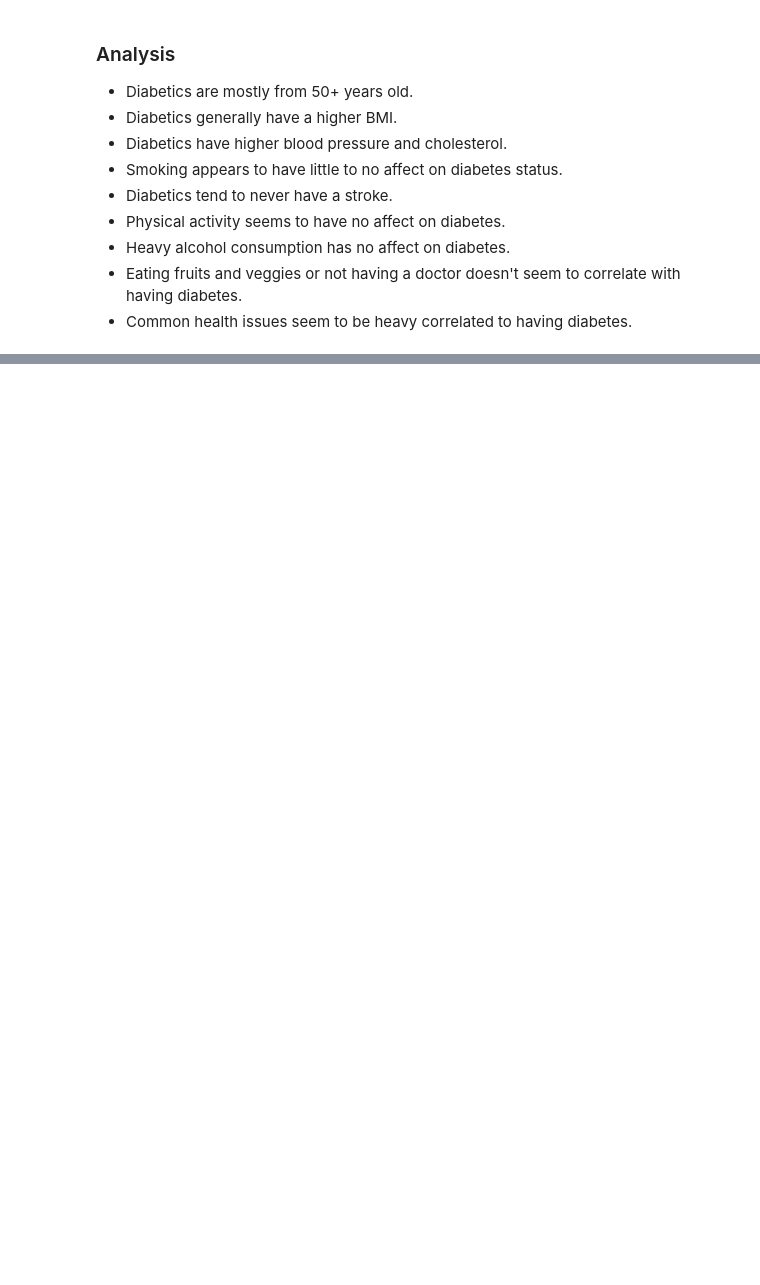
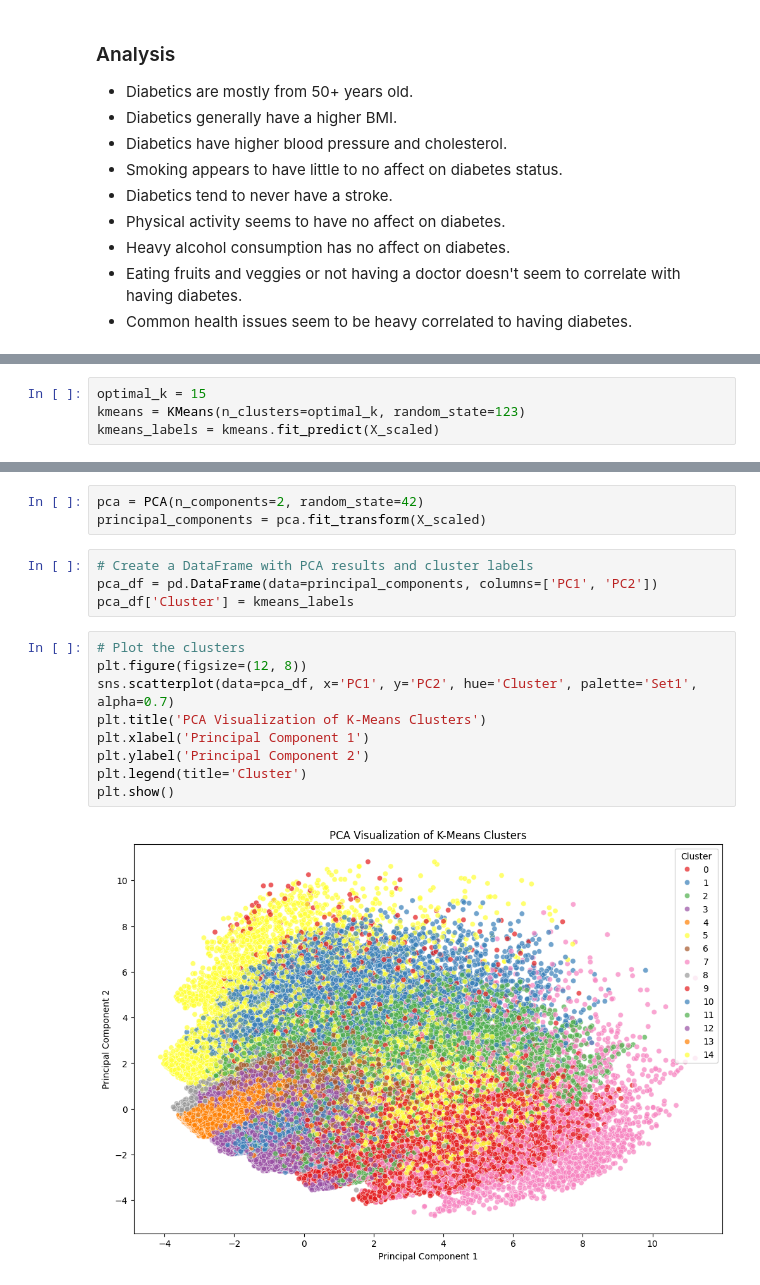
Before and after one commit to BasilPanda/CSCA-5632-FINAL, a Jupyter notebook: final_project.ipynb, the cells around one changed output, grey strips where cells are left out. Cells and saved outputs as stored; diff of their text form; blank space fills up the shorter version.

```diff
--- a/final_project.ipynb
+++ b/final_project.ipynb
@@ -219,0 +304,4 @@ sns.heatmap(data=correlation)
+# %%
+optimal_k = 15
+kmeans = KMeans(n_clusters=optimal_k, random_state=123)
+kmeans_labels = kmeans.fit_predict(X_scaled)
@@ -219,0 +312,18 @@ sns.heatmap(data=correlation)
+# %%
+pca = PCA(n_components=2, random_state=42)
+principal_components = pca.fit_transform(X_scaled)
+# %%
+# Create a DataFrame with PCA results and cluster labels
+pca_df = pd.DataFrame(data=principal_components, columns=['PC1', 'PC2'])
+pca_df['Cluster'] = kmeans_labels
+# %%
+# Plot the clusters
+plt.figure(figsize=(12, 8))
+sns.scatterplot(data=pca_df, x='PC1', y='PC2', hue='Cluster', palette='Set1', alpha=0.7)
+plt.title('PCA Visualization of K-Means Clusters')
+plt.xlabel('Principal Component 1')
+plt.ylabel('Principal Component 2')
+plt.legend(title='Cluster')
+plt.show()
+# %% [output]
+[figure, added]
```
Also changed, not shown: parts of 19 cells of this notebook.
